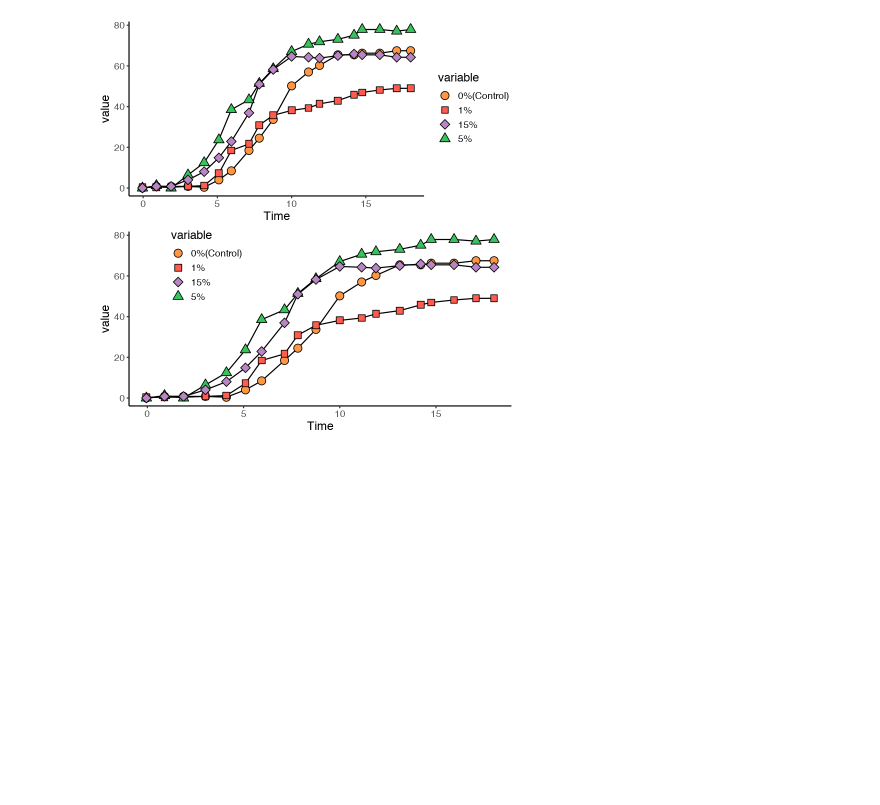
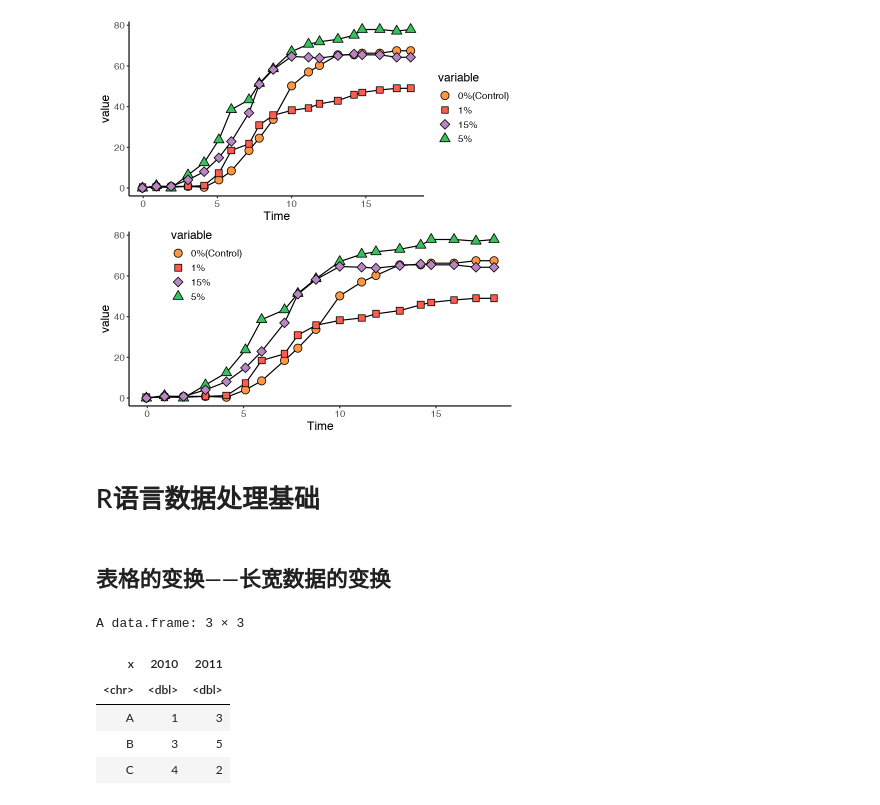
Before and after one commit to peiwang27/R, a Jupyter notebook: R语言数据可视化.ipynb, the cells around one changed output. Saved outputs shown, nothing was run; the diff lists cells and outputs as text; code cells hidden in the pictures; blank space fills up the shorter version.

```diff
--- a/R语言数据可视化.ipynb
+++ b/R语言数据可视化.ipynb
@@ -288,3 +306,17 @@ A data.frame: 6 × 4
 | 5 | 5 | 4.10891089 | 0%(Control) | 0.4016064 |
 | 6 | 6 | 5.09900990 | 0%(Control) | 4.0160643 |
 [figure]
+# %% [markdown]
+# R语言数据处理基础
+# %% [markdown]
+## 表格的变换——长宽数据的变换
+# %%
+df <- data.frame(x=c('A', 'B', 'C'), '2010'=c(1,3,4), '2011'=c(3,5,2), check.names = F)
+df
+# %% [output]
+A data.frame: 3 × 3
+| x | 2010 | 2011 |
+| <chr> | <dbl> | <dbl> |
+| A | 1 | 3 |
+| B | 3 | 5 |
+| C | 4 | 2 |
```
Also changed, not shown: parts of 4 cells of this notebook.
